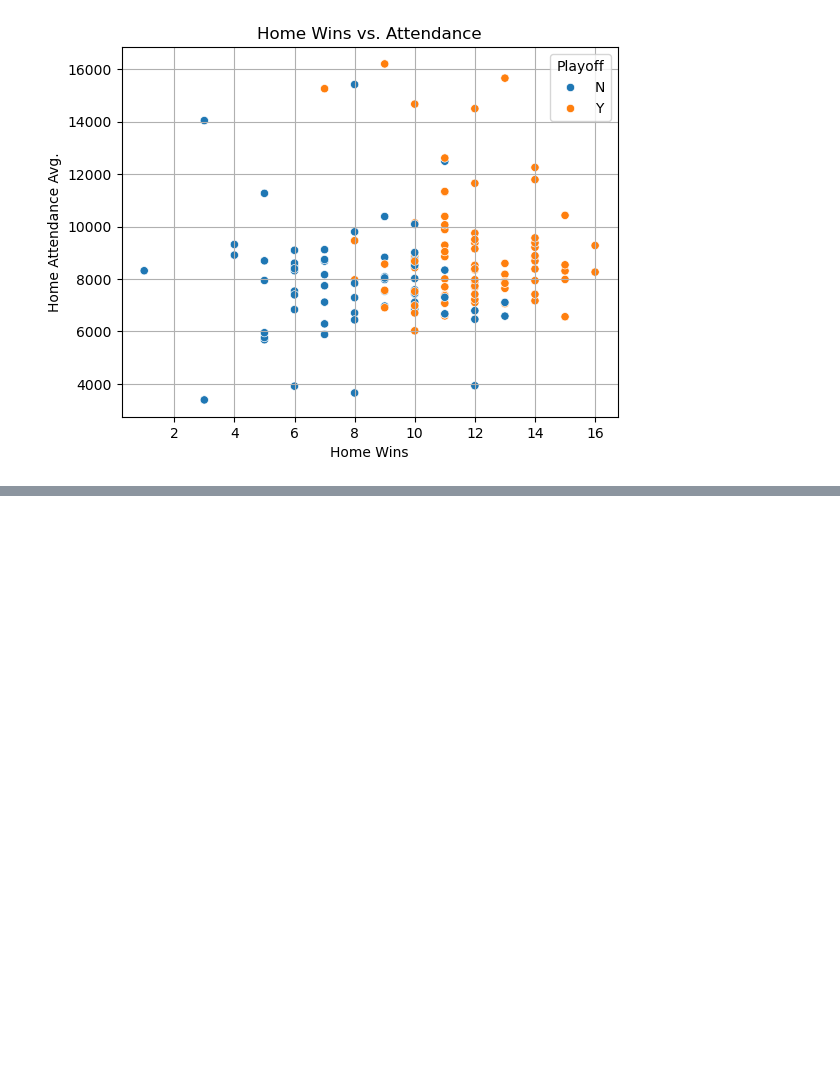
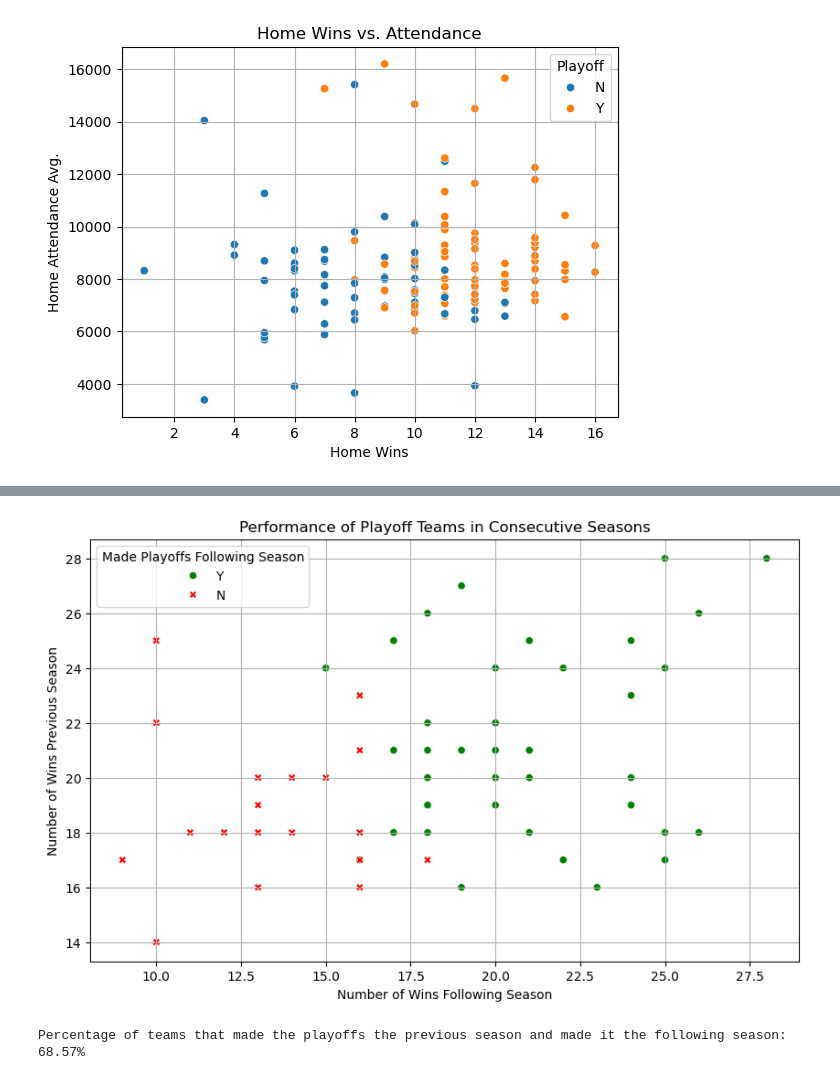
Before and after one commit to P1ntas/Machine-Learning, a Jupyter notebook: jb/processed_data.ipynb, the cells around one changed output, grey strips where cells are left out. Cells and saved outputs as stored; diff of their text form; code cells hidden in the pictures; blank space fills up the shorter version.

```diff
--- a/jb/processed_data.ipynb
+++ b/jb/processed_data.ipynb
@@ -324,0 +365,52 @@ plt.show()
+# %%
+#make a scatter graph for the teams that made the playoffs the previous season, x axis is the number of win the following season, y axis is the number of wins the previous season, make the points different colors depending on the playoff column (you only need teams for this) (check if the team exists in the following season, if not dont plot that dot)
+
+
+# Find teams that made the playoffs
+playoff_teams = teams[teams['playoff'] == 'Y']
+
+# Initialize a list to collect data for each team
+playoff_teams_next_year_list = []
+
+# For each team that made the playoffs, check if they exist in the next season
+for index, row in playoff_teams.iterrows():
+    next_year = row['year'] + 1
+    next_year_team = teams[(teams['tmID'] == row['tmID']) & (teams['year'] == next_year)]
+
+    # If the team exists next year, add the info to the list
+    if not next_year_team.empty:
+        playoff_teams_next_year_list.append({
+            'tmID': row['tmID'],
+            'Previous Season Wins': row['won'],
+            'Following Season Wins': next_year_team['won'].values[0],
+            'Made Playoffs Next Season': next_year_team['playoff'].values[0]
+        })
+
+# Convert the list to a DataFrame
+playoff_teams_next_year = pd.DataFrame(playoff_teams_next_year_list)
+
+# Now that we have the data, let's plot it
+plt.figure(figsize=(10, 6))
+sns.scatterplot(
+    data=playoff_teams_next_year,
+    x='Following Season Wins',
+    y='Previous Season Wins',
+    hue='Made Playoffs Next Season',
+    palette=['green', 'red'],  # Use appropriate colors for your dataset
+    style='Made Playoffs Next Season'
+)
+
+plt.title('Performance of Playoff Teams in Consecutive Seasons')
+plt.xlabel('Number of Wins Following Season')
+plt.ylabel('Number of Wins Previous Season')
+plt.legend(title='Made Playoffs Following Season')
+plt.grid(True)
+plt.show()
+
+#percentage of teams that made the playoffs the previous season and made it the following season
+print('Percentage of teams that made the playoffs the previous season and made it the following season: {}%'.format(
+    round(len(playoff_teams_next_year[playoff_teams_next_year['Made Playoffs Next Season'] == 'Y']) / len(playoff_teams_next_year) * 100, 2)
+))
+# %% [output]
+[figure, added]
+Percentage of teams that made the playoffs the previous season and made it the following season: 68.57%
```
Also changed, not shown: parts of 2 cells of this notebook.
